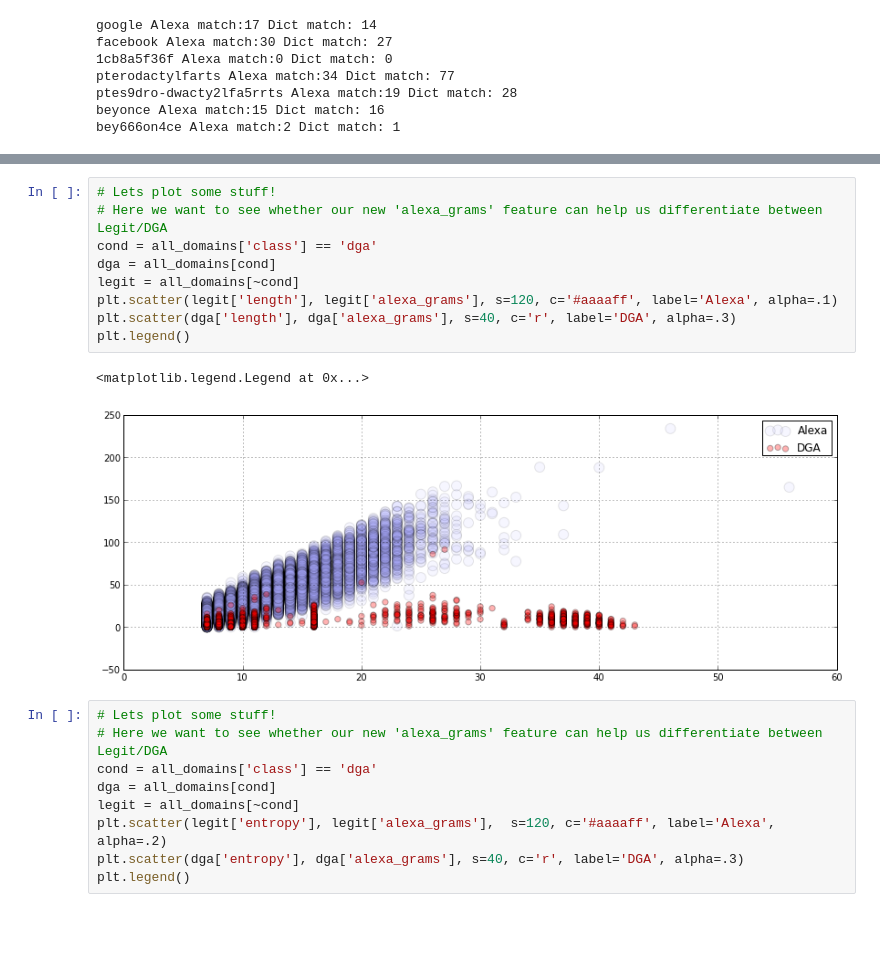
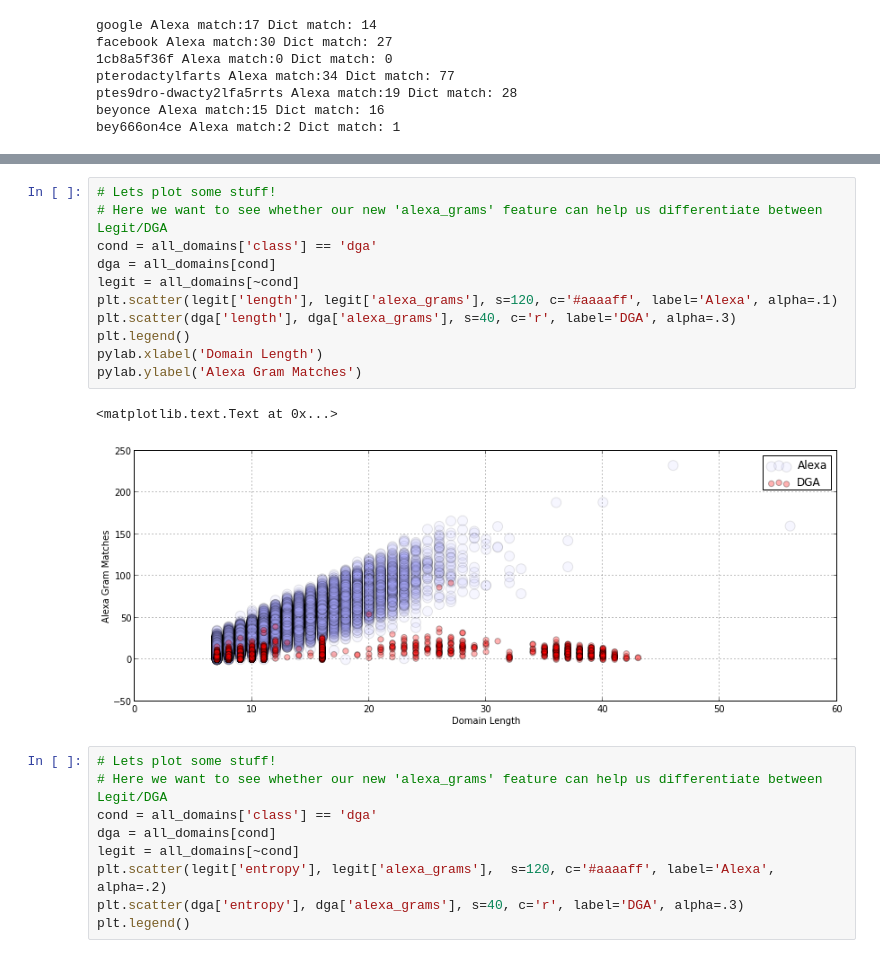
Before and after one commit to SuperCowPowers/data_hacking, a Jupyter notebook: dga_detection/DGA_Domain_Detection.ipynb, the cells around one changed output, grey strips where cells are left out. Drawn from its saved outputs; the diff is of its cells as text; blank space fills up the shorter version.

```diff
--- a/dga_detection/DGA_Domain_Detection.ipynb
+++ b/dga_detection/DGA_Domain_Detection.ipynb
@@ -479,15 +485,17 @@ all_domains.sort(['diff'], ascending=False).head(50)
 # %%
 # Lets plot some stuff!
 # Here we want to see whether our new 'alexa_grams' feature can help us differentiate between Legit/DGA
 cond = all_domains['class'] == 'dga'
 dga = all_domains[cond]
 legit = all_domains[~cond]
 plt.scatter(legit['length'], legit['alexa_grams'], s=120, c='#aaaaff', label='Alexa', alpha=.1)
 plt.scatter(dga['length'], dga['alexa_grams'], s=40, c='r', label='DGA', alpha=.3)
 plt.legend()
+pylab.xlabel('Domain Length')
+pylab.ylabel('Alexa Gram Matches')
 # %% [output]
-<matplotlib.legend.Legend at 0x...>
+<matplotlib.text.Text at 0x...>
-[figure, old version]
+[figure, new version]
 # %%
 # Lets plot some stuff!
 # Here we want to see whether our new 'alexa_grams' feature can help us differentiate between Legit/DGA
```
Also changed, not shown: parts of 12 cells of this notebook, 9 other files.
